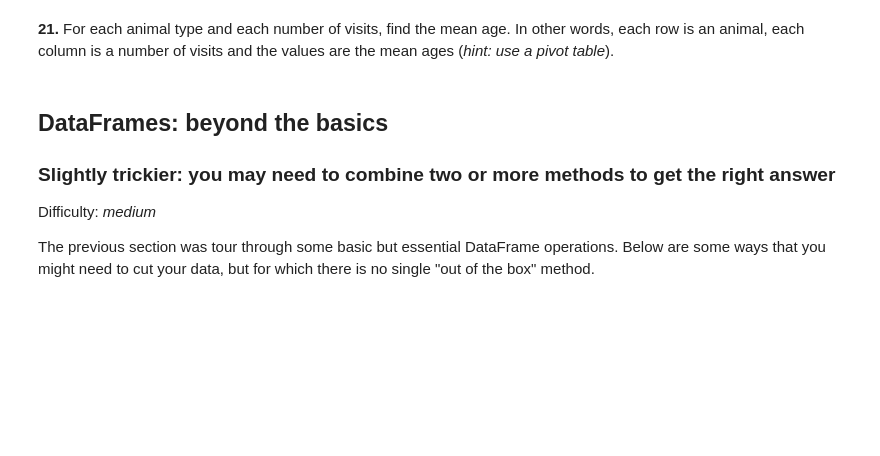
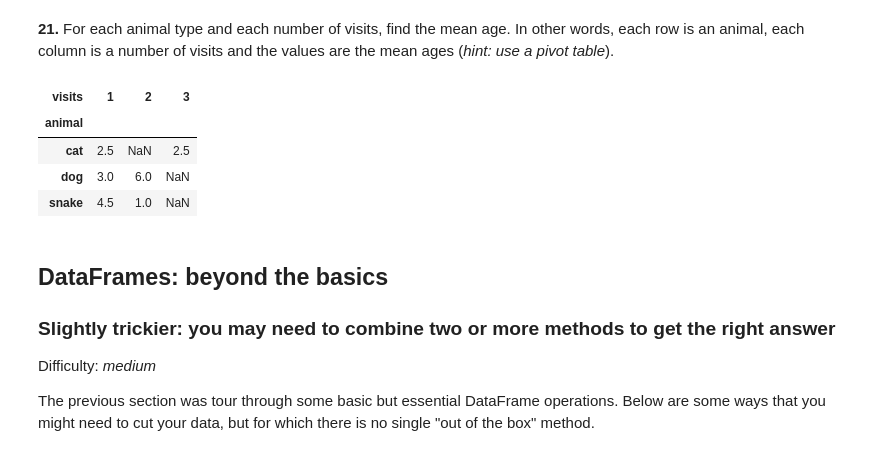
Before and after one commit to julam9/100-Pandas-Puzzles-with-Answers, a Jupyter notebook: 100-pandas-puzzles.ipynb, the cells around one changed output. Drawn from its saved outputs; the diff is of its cells as text; code cells hidden in the pictures; blank space fills up the shorter version.

```diff
--- a/100-pandas-puzzles.ipynb
+++ b/100-pandas-puzzles.ipynb
@@ -174,9 +206,21 @@ sum(df["visits"])
 # %% [markdown]
 **19.** The 'priority' column contains the values 'yes' and 'no'. Replace this column with a column of boolean values: 'yes' should be `True` and 'no' should be `False`.
+# %%
+df["priority"] = df["priority"].map(lambda x:True if x=="yes" else False)
 # %% [markdown]
 **20.** In the 'animal' column, change the 'snake' entries to 'python'.
+# %%
+df["animal"] = df["animal"].map(lambda x: "snake" if x=="python" else x)
 # %% [markdown]
 **21.** For each animal type and each number of visits, find the mean age. In other words, each row is an animal, each column is a number of visits and the values are the mean ages (*hint: use a pivot table*).
+# %%
+pd.pivot_table(data=df, index="animal", columns="visits", values="age")
+# %% [output]
+| visits | 1 | 2 | 3 |
+| animal |  |  |  |
+| cat | 2.5 | NaN | 2.5 |
+| dog | 3.0 | 6.0 | NaN |
+| snake | 4.5 | 1.0 | NaN |
 # %% [markdown]
 ## DataFrames: beyond the basics
 
```
Also changed, not shown: parts of 4 cells of this notebook.
